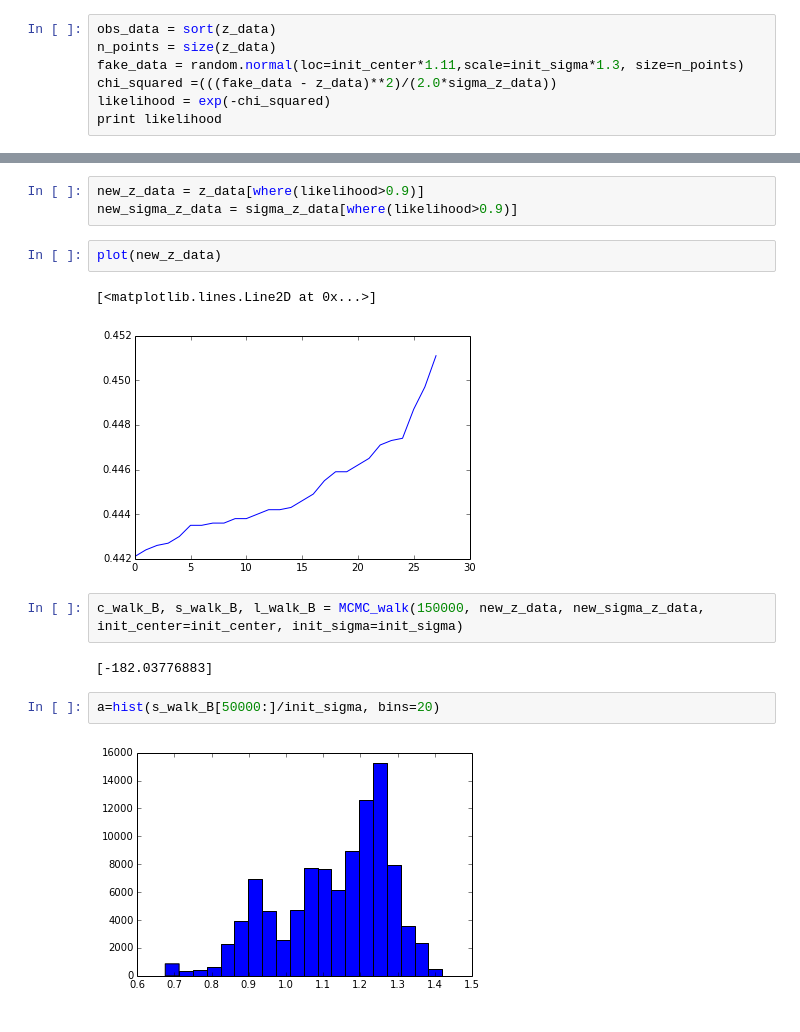
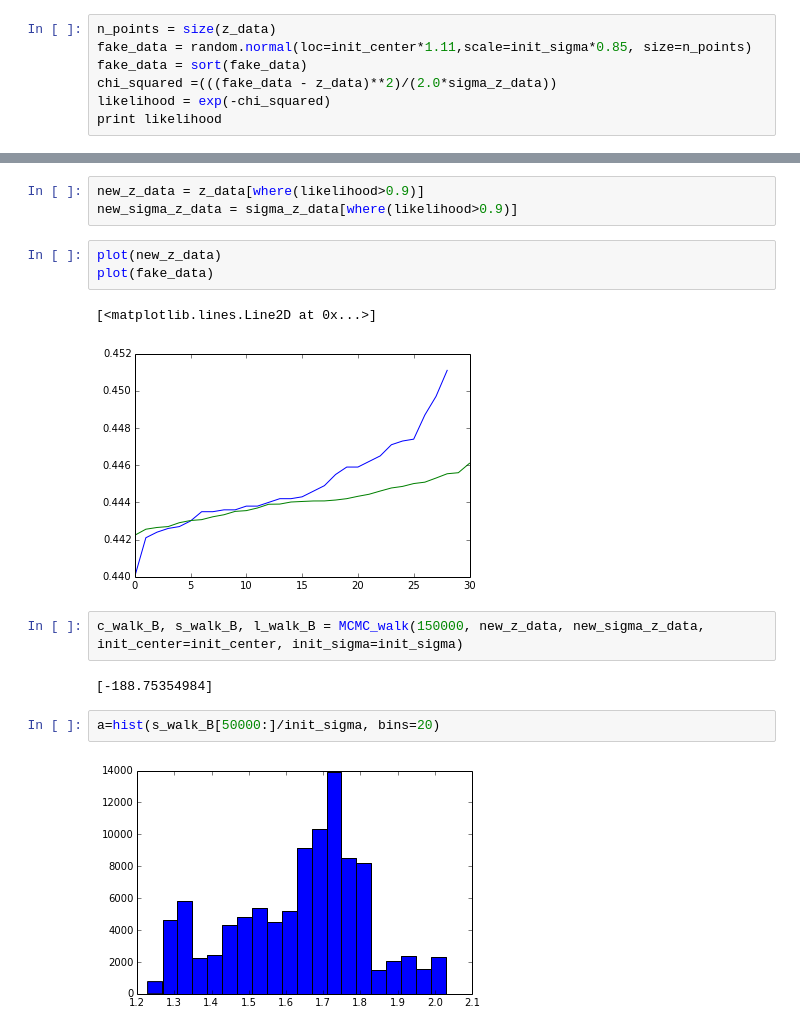
Before and after one commit to forero/GroupOutliers, a Jupyter notebook: src/Outliers.ipynb, the cells around one changed output, grey strips where cells are left out. Drawn from its saved outputs; the diff is of its cells as text.

```diff
--- a/src/Outliers.ipynb
+++ b/src/Outliers.ipynb
@@ -103,7 +95,7 @@ plot(z_data)
 # %%
-obs_data = sort(z_data)
 n_points = size(z_data)
-fake_data = random.normal(loc=init_center*1.11,scale=init_sigma*1.3, size=n_points)
+fake_data = random.normal(loc=init_center*1.11,scale=init_sigma*0.85, size=n_points)
+fake_data = sort(fake_data)
 chi_squared =(((fake_data - z_data)**2)/(2.0*sigma_z_data))
 likelihood = exp(-chi_squared)
 print likelihood
@@ -119,17 +117,18 @@ new_z_data = z_data[where(likelihood>0.9)]
 new_sigma_z_data = sigma_z_data[where(likelihood>0.9)]
 # %%
 plot(new_z_data)
+plot(fake_data)
 # %% [output]
 [<matplotlib.lines.Line2D at 0x...>]
-[figure, old version]
+[figure, new version]
 # %%
 c_walk_B, s_walk_B, l_walk_B = MCMC_walk(150000, new_z_data, new_sigma_z_data, init_center=init_center, init_sigma=init_sigma)
 # %% [output]
-[-182.03776883]
+[-188.75354984]
 # %%
 a=hist(s_walk_B[50000:]/init_sigma, bins=20)
 # %% [output]
-[figure, old version]
+[figure, new version]
 # %%
 a=hist(c_walk_B[50000:]/init_center, bins=20)
 # %% [output]
```
Also changed, not shown: parts of 14 cells of this notebook.
